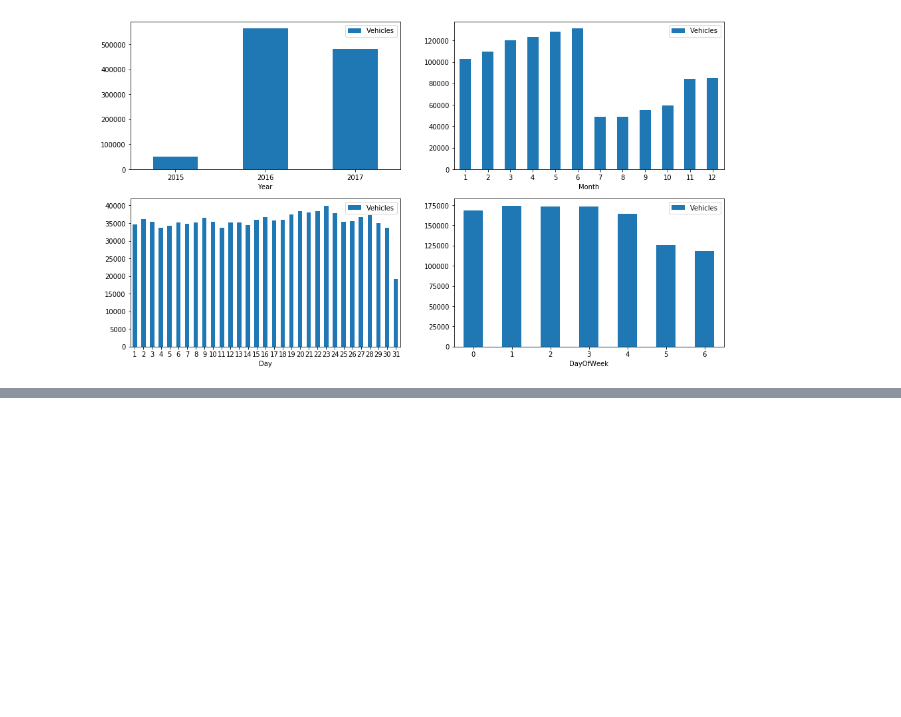
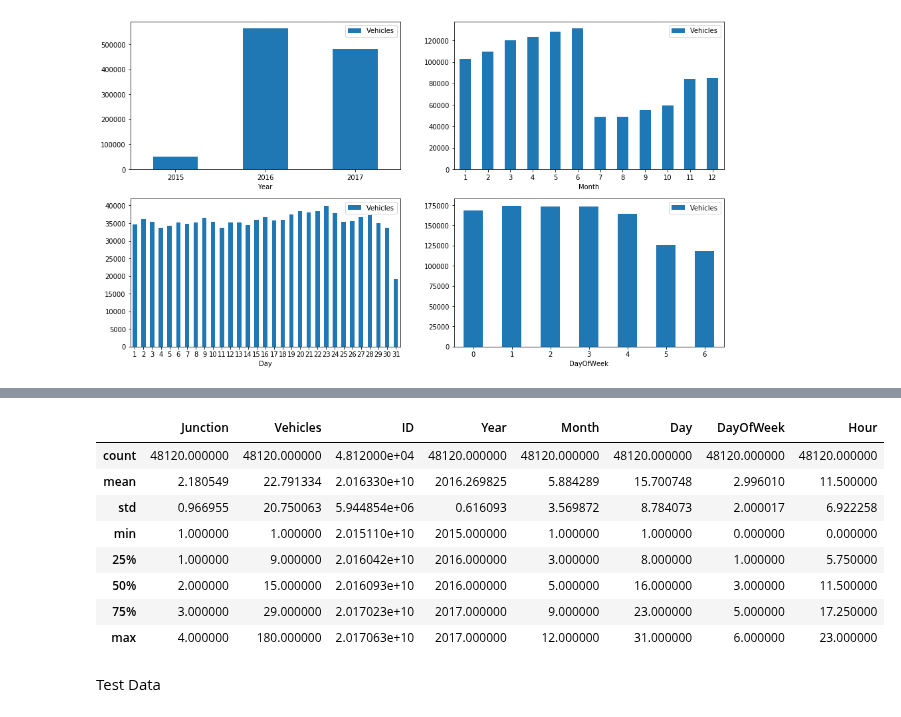
Before and after one commit to siddheshmanjrekar/machine-learning-for-IoT, a Jupyter notebook: TrafficPrediction.ipynb, the cells around one changed output, grey strips where cells are left out. Drawn from its saved outputs; the diff is of its cells as text; code cells hidden in the pictures; blank space fills up the shorter version.

```diff
--- a/TrafficPrediction.ipynb
+++ b/TrafficPrediction.ipynb
@@ -106,0 +124,14 @@ dfDayofWeek.plot.bar(x='DayOfWeek', y='Vehicles', rot=0, ax=axes[1,1])
+# %%
+df_train.describe()
+# %% [output]
+|  | Junction | Vehicles | ID | Year | Month | Day | DayOfWeek | Hour |
+| count | 48120.000000 | 48120.000000 | 4.812000e+04 | 48120.000000 | 48120.000000 | 48120.000000 | 48120.000000 | 48120.000000 |
+| mean | 2.180549 | 22.791334 | 2.016330e+10 | 2016.269825 | 5.884289 | 15.700748 | 2.996010 | 11.500000 |
+| std | 0.966955 | 20.750063 | 5.944854e+06 | 0.616093 | 3.569872 | 8.784073 | 2.000017 | 6.922258 |
+| min | 1.000000 | 1.000000 | 2.015110e+10 | 2015.000000 | 1.000000 | 1.000000 | 0.000000 | 0.000000 |
+| 25% | 1.000000 | 9.000000 | 2.016042e+10 | 2016.000000 | 3.000000 | 8.000000 | 1.000000 | 5.750000 |
+| 50% | 2.000000 | 15.000000 | 2.016093e+10 | 2016.000000 | 5.000000 | 16.000000 | 3.000000 | 11.500000 |
+| 75% | 3.000000 | 29.000000 | 2.017023e+10 | 2017.000000 | 9.000000 | 23.000000 | 5.000000 | 17.250000 |
+| max | 4.000000 | 180.000000 | 2.017063e+10 | 2017.000000 | 12.000000 | 31.000000 | 6.000000 | 23.000000 |
+# %% [markdown]
+Test Data
```
Also changed, not shown: parts of 28 cells of this notebook.
